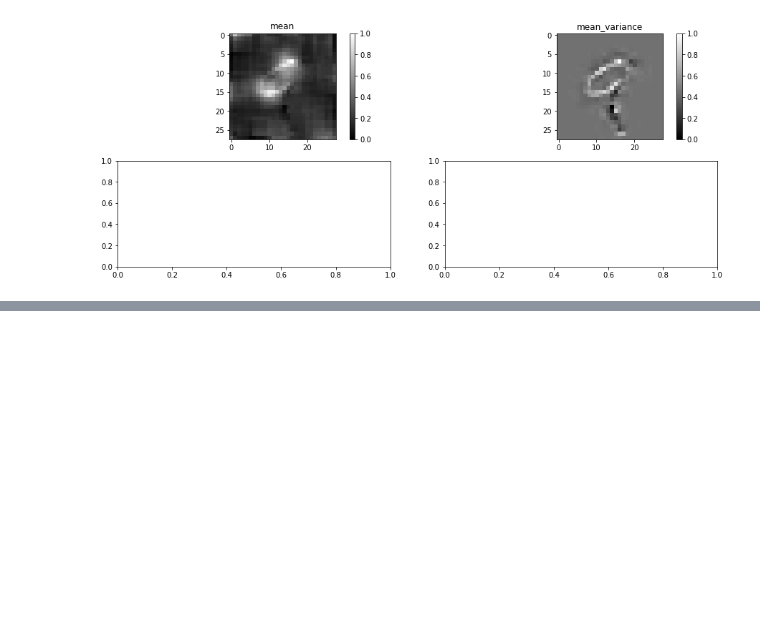
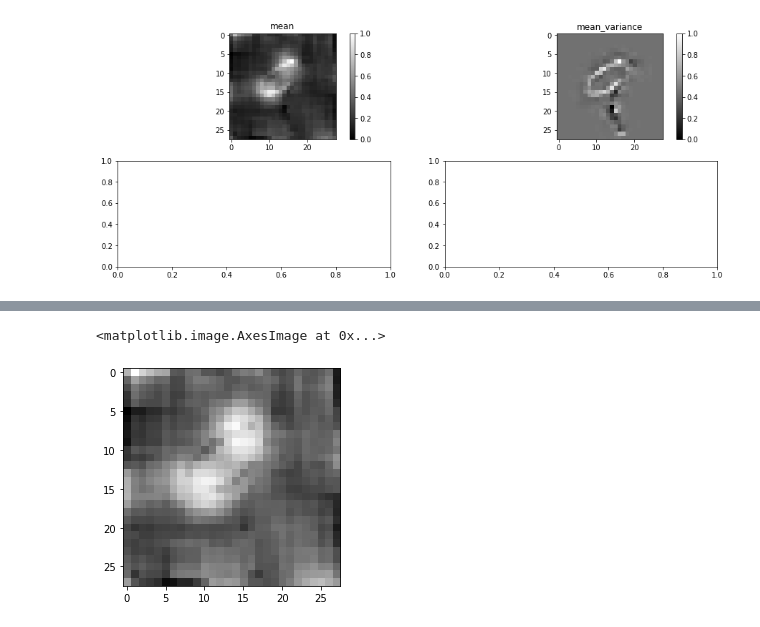
Before and after one commit to JohanvandenHeuvel/AggregationOfLocalExplanations, a Jupyter notebook: experiment1/MNIST.ipynb, the cells around one changed output, grey strips where cells are left out. Cells and saved outputs as stored; diff of their text form; code cells hidden in the pictures; blank space fills up the shorter version.

```diff
--- a/experiment1/MNIST.ipynb
+++ b/experiment1/MNIST.ipynb
@@ -132,0 +129,9 @@ array([3., 4., 5.])
+# %%
+batch_size_factor = 1000
+probs = attributes.reshape(-1, 28*28).T
+probs = np.repeat(probs, batch_size_factor, axis=0)
+probs = probs[np.random.permutation(probs.shape[0]),:]
+
+data = (probs > np.random.rand(probs.shape[0], probs.shape[1])).astype(int)
+data = data.reshape(14, -1, 4)
+data.shape
@@ -132,0 +312,5 @@ array([3., 4., 5.])
+# %%
+plt.imshow(posterior_stoch.reshape(28,28), cmap="gray")
+# %% [output]
+<matplotlib.image.AxesImage at 0x...>
+[figure, added]
```
Also changed, not shown: parts of 5 cells of this notebook.
